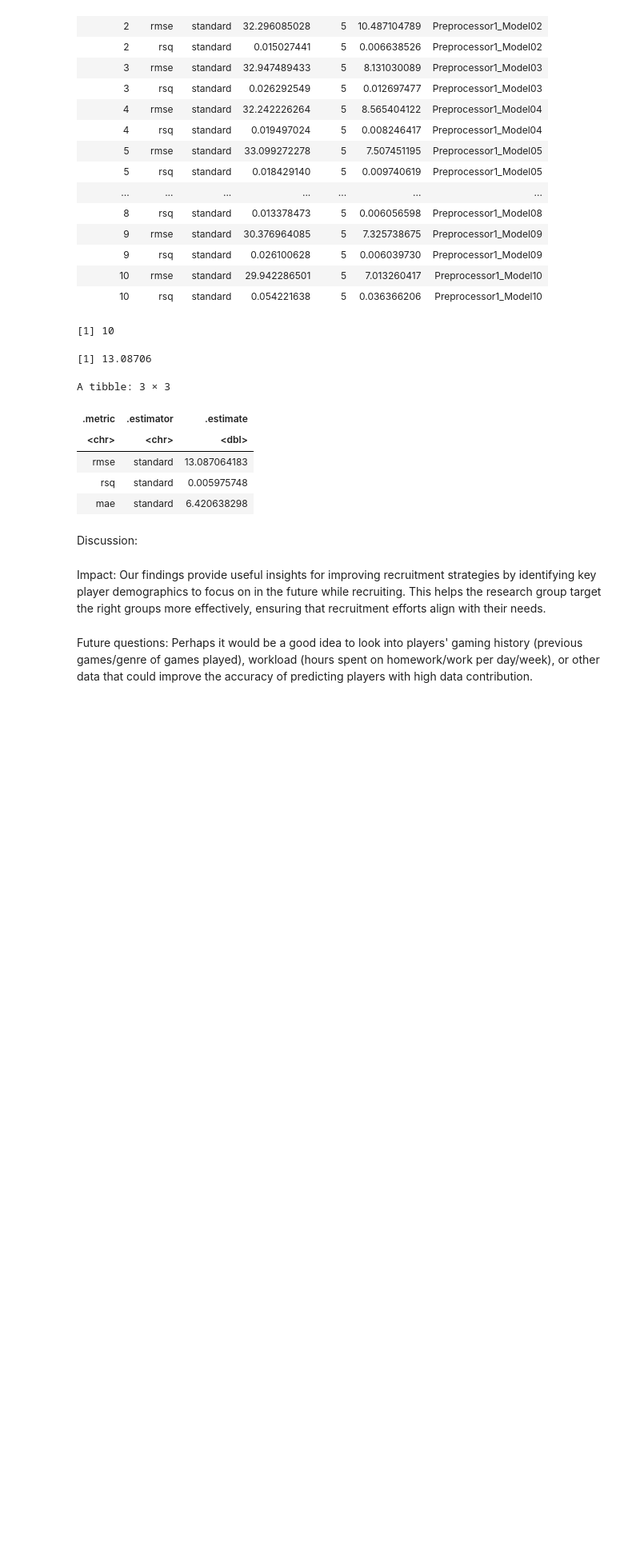
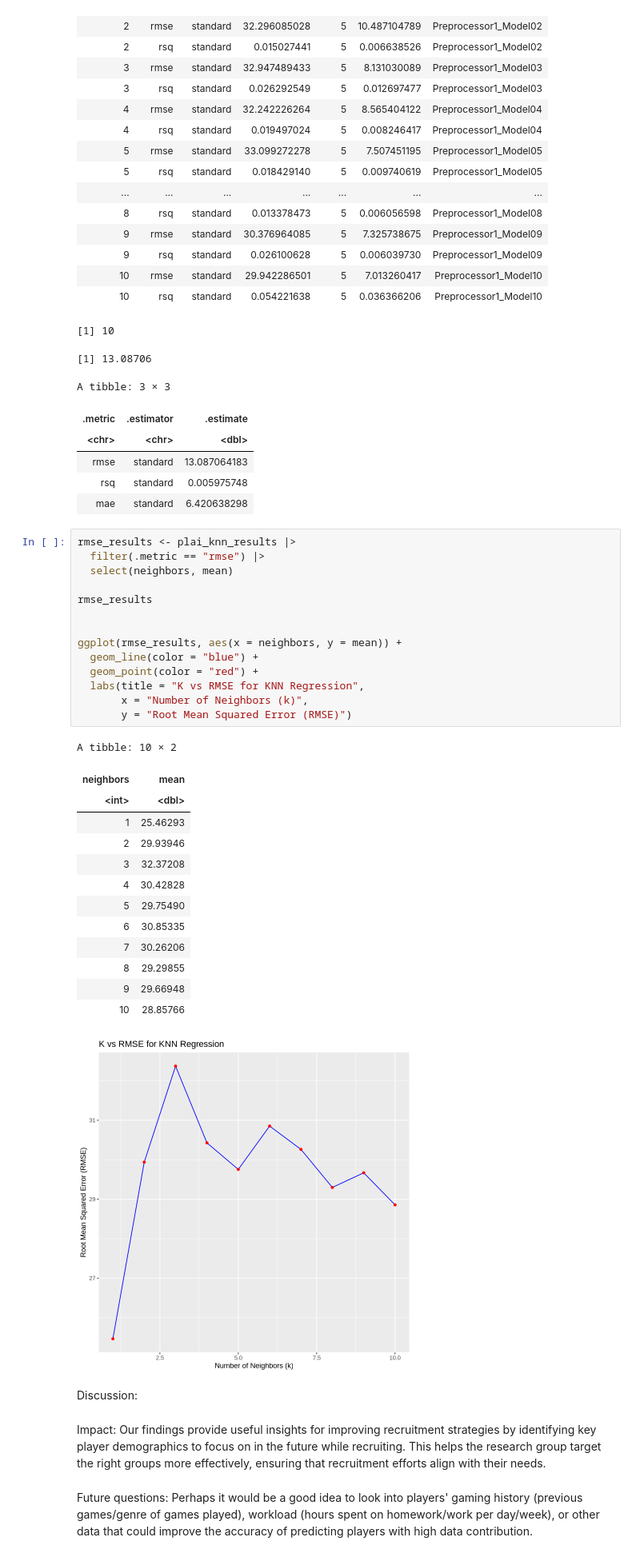
Before and after one commit to EvanSchmit/dsci-100-final-project, a Jupyter notebook: final-project.ipynb, the cells around one changed output. Shown at 80% size. Drawn from its saved outputs; the diff is of its cells as text; blank space fills up the shorter version.

Commit message:
readded plots for knn

```diff
--- a/final-project.ipynb
+++ b/final-project.ipynb
@@ -420,6 +420,35 @@ A tibble: 3 × 3
 | rmse | standard | 13.087064183 |
 | rsq | standard | 0.005975748 |
 | mae | standard | 6.420638298 |
+# %%
+rmse_results <- plai_knn_results |>
+  filter(.metric == "rmse") |>
+  select(neighbors, mean)
+
+rmse_results
+
+
+ggplot(rmse_results, aes(x = neighbors, y = mean)) +
+  geom_line(color = "blue") +
+  geom_point(color = "red") +
+  labs(title = "K vs RMSE for KNN Regression",
+       x = "Number of Neighbors (k)",
+       y = "Root Mean Squared Error (RMSE)")
+# %% [output]
+A tibble: 10 × 2
+| neighbors | mean |
+| <int> | <dbl> |
+| 1 | 25.46293 |
+| 2 | 29.93946 |
+| 3 | 32.37208 |
+| 4 | 30.42828 |
+| 5 | 29.75490 |
+| 6 | 30.85335 |
+| 7 | 30.26206 |
+| 8 | 29.29855 |
+| 9 | 29.66948 |
+| 10 | 28.85766 |
+[figure, added]
 # %% [markdown]
 Discussion:
 # %% [markdown]
```
